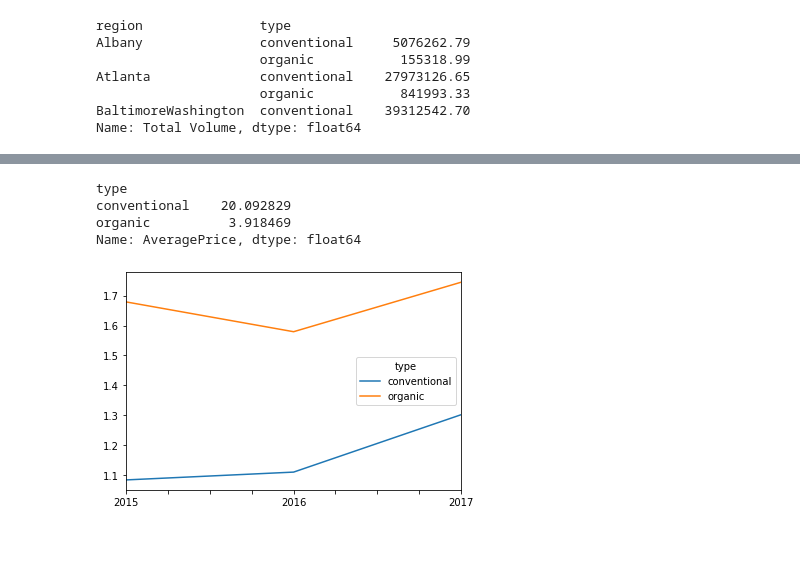
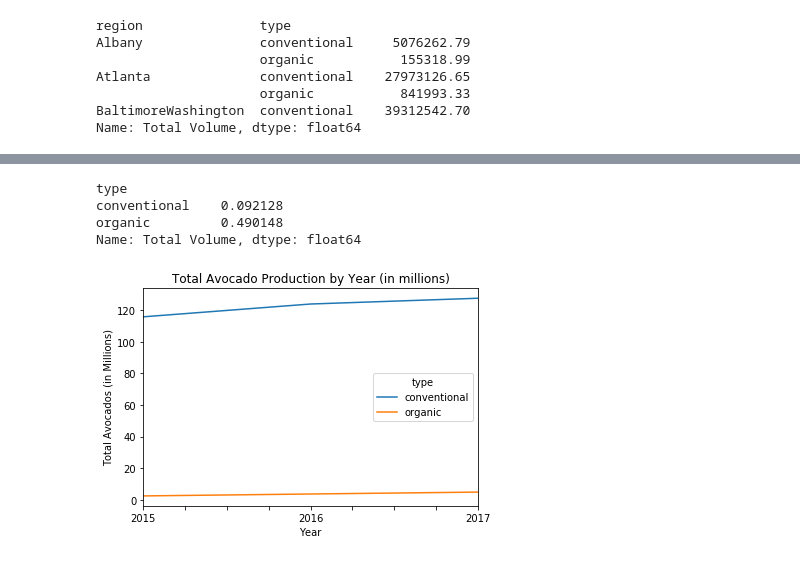
Before and after one commit to lourdesrm/AvocadoMadness, a Jupyter notebook: avocados.ipynb, the cells around one changed output, grey strips where cells are left out. Drawn from its saved outputs; the diff is of its cells as text; code cells hidden in the pictures.

```diff
--- a/avocados.ipynb
+++ b/avocados.ipynb
@@ -703,12 +674,18 @@ byType_2015.head()
-# %%
-ax1 = avg_df1.plot()
-
-avg_delta = (avg_2017 - avg_2015)/avg_2015
-avg_delta = avg_delta*100
-avg_delta
-# %% [output]
-type
-conventional    20.092829
-organic          3.918469
-Name: AveragePrice, dtype: float64
-[figure, removed]
+# %%
+#in millions
+consumption_growth = (total_avo_2017 - total_avo_2015) / total_avo_2017
+consumption_growth
+
+
+ax1 = total_avo_volume.plot()
+ax1.set_ylabel('Total Avocados (in Millions)')
+ax1.set_xlabel('Year')
+ax1.set_title('Total Avocado Production by Year (in millions)')
+ax1.get_figure().savefig('Resources/screenshots/TotalAvocadoProductionByYear.svg')
+consumption_growth
+# %% [output]
+type
+conventional    0.092128
+organic         0.490148
+Name: Total Volume, dtype: float64
+[figure, added]
```
Also changed, not shown: parts of 20 cells of this notebook, 11 other files.
